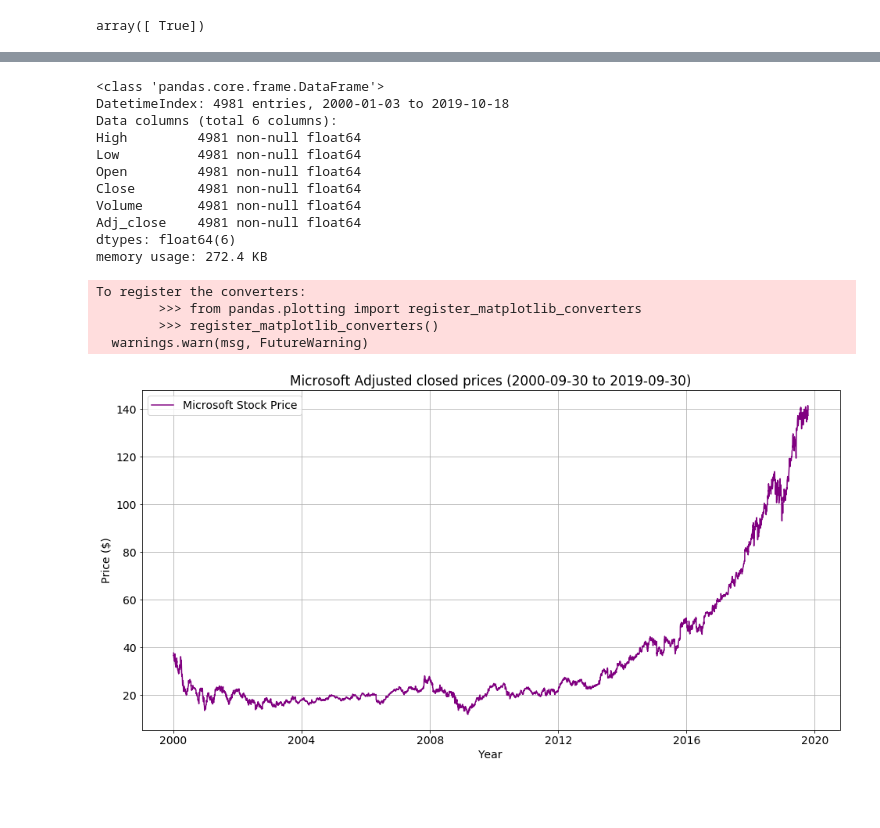
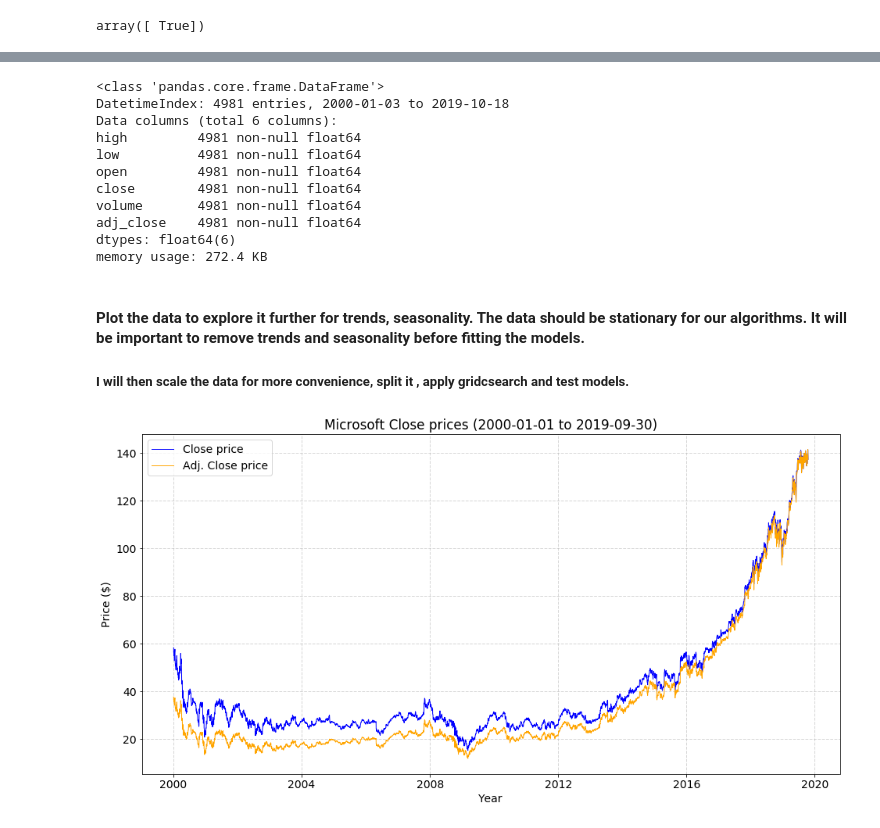
Before and after one commit to YanaSSS/Predicting-Daily-Stock-Returns-with-Machine-Learning-models, a Jupyter notebook: Predicting Stock Prices with Different Machine Learning Models.ipynb, the cells around one changed output, grey strips where cells are left out. Drawn from its saved outputs; the diff is of its cells as text; code cells hidden in the pictures; blank space fills up the shorter version.

```diff
--- a/Predicting Stock Prices with Different Machine Learning Models.ipynb
+++ b/Predicting Stock Prices with Different Machine Learning Models.ipynb
@@ -70,6 +76,12 @@ Name: Date, dtype: int64
 # %%
 #microsoft_prices.loc["2010"].count()
 # %%
-microsoft_prices = microsoft_prices.rename(columns = {"Adj Close": "Adj_close"})
+microsoft_prices = microsoft_prices.rename(columns = {
+    "High": "high",
+    "Low": "low",
+    "Open": "open",
+    "Close": "close",
+    "Volume": "volume",
+    "Adj Close": "adj_close"})
 # %%
-microsoft_prices = microsoft_prices.round({"High":2, "Low":2, "Open":2, "Close":2, "Adj_close":2})
+microsoft_prices = microsoft_prices.round({"high":2, "low":2, "open":2, "close":2, "adj_close":2})
@@ -90,27 +107,28 @@ microsoft_prices.info()
 <class 'pandas.core.frame.DataFrame'>
 DatetimeIndex: 4981 entries, 2000-01-03 to 2019-10-18
 Data columns (total 6 columns):
-High         4981 non-null float64
-Low          4981 non-null float64
-Open         4981 non-null float64
-Close        4981 non-null float64
-Volume       4981 non-null float64
-Adj_close    4981 non-null float64
+high         4981 non-null float64
+low          4981 non-null float64
+open         4981 non-null float64
+close        4981 non-null float64
+volume       4981 non-null float64
+adj_close    4981 non-null float64
 dtypes: float64(6)
 memory usage: 272.4 KB
+# %% [markdown]
+#### Plot the data to explore it further for trends, seasonality. The data should be stationary for our algorithms. It will be important to remove trends and seasonality before fitting the models.
+##### I will then scale the data for more convenience, split it , apply gridcsearch and test models.
 # %%
 plt.figure(figsize = (16,8), linewidth=3, frameon = False)
 plt.rcParams.update({'font.size': 14})
-plt.plot(microsoft_prices["Adj_close"], color = "purple")
-plt.title("Microsoft Adjusted closed prices (2000-09-30 to 2019-09-30)")
+plt.plot(microsoft_prices["close"], color = "blue", label = "Close price", linewidth = 1)
+plt.plot(microsoft_prices["adj_close"], color = "orange", label = "Adj. Close price", linewidth = 1)
+#plt.plot(microsoft_prices["open"], color = "green", label = "Open price", linewidth = 1)
+plt.title("Microsoft Close prices (2000-01-01 to 2019-09-30)")
 plt.xlabel('Year')
 plt.ylabel("Price ($)")
-plt.legend(["Microsoft Stock Price"], loc = "best")
-plt.grid(True)
+plt.legend(loc = "best")
+plt.grid(b = True, which = "both", linestyle = '--', linewidth = 1, alpha = 0.5)
 plt.show()
 # %% [output]
-To register the converters:
-        >>> from pandas.plotting import register_matplotlib_converters
-        >>> register_matplotlib_converters()
-  warnings.warn(msg, FutureWarning)
-[figure, old version]
+[figure, new version]
```
Also changed, not shown: parts of 7 cells of this notebook.
